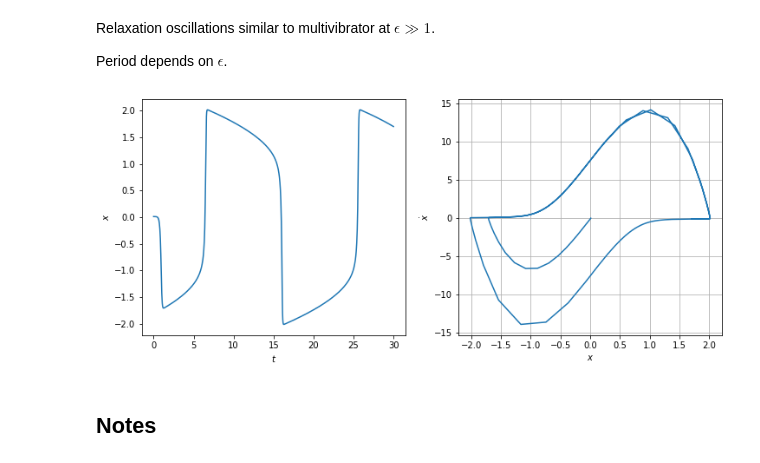
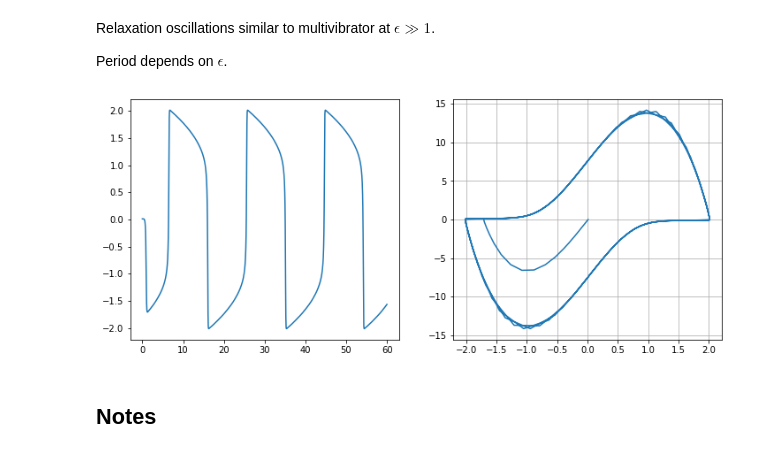
Before and after one commit to vr050714/nonlinear-vibration-seminar, a Jupyter notebook: vdp-1.ipynb, the cells around one changed output. Drawn from its saved outputs; the diff is of its cells as text; code cells hidden in the pictures.

```diff
--- a/vdp-1.ipynb
+++ b/vdp-1.ipynb
@@ -187,12 +191,22 @@ plot_solution(t, sol)
 Relaxation oscillations similar to multivibrator at $\epsilon \gg 1$.
 
 Period depends on $\epsilon$.
-# %%
-t = np.linspace(0, 30, 1000)
-sol = odeint(vdp, [0.01, 0], t, args=(10,))
-plot_solution(t, sol)
-# %% [output]
-[figure, removed]
+# %%
+r0 = 0.01
+eps = 10
+
+t = np.linspace(0, 60, 2000)
+sol = odeint(vdp, [r0, 0], t, args=(eps,))
+
+plt.figure(figsize=(12,5))
+plt.subplot(1,2,1)
+plt.plot(t, sol[:,0])
+plt.subplot(1,2,2)
+plt.plot(sol[:,0], sol[:,1])
+plt.grid(True)
+plt.show()
+# %% [output]
+[figure, added]
 # %% [markdown]
 ## Notes
 # %% [markdown]
```
Also changed, not shown: parts of 5 cells of this notebook.
